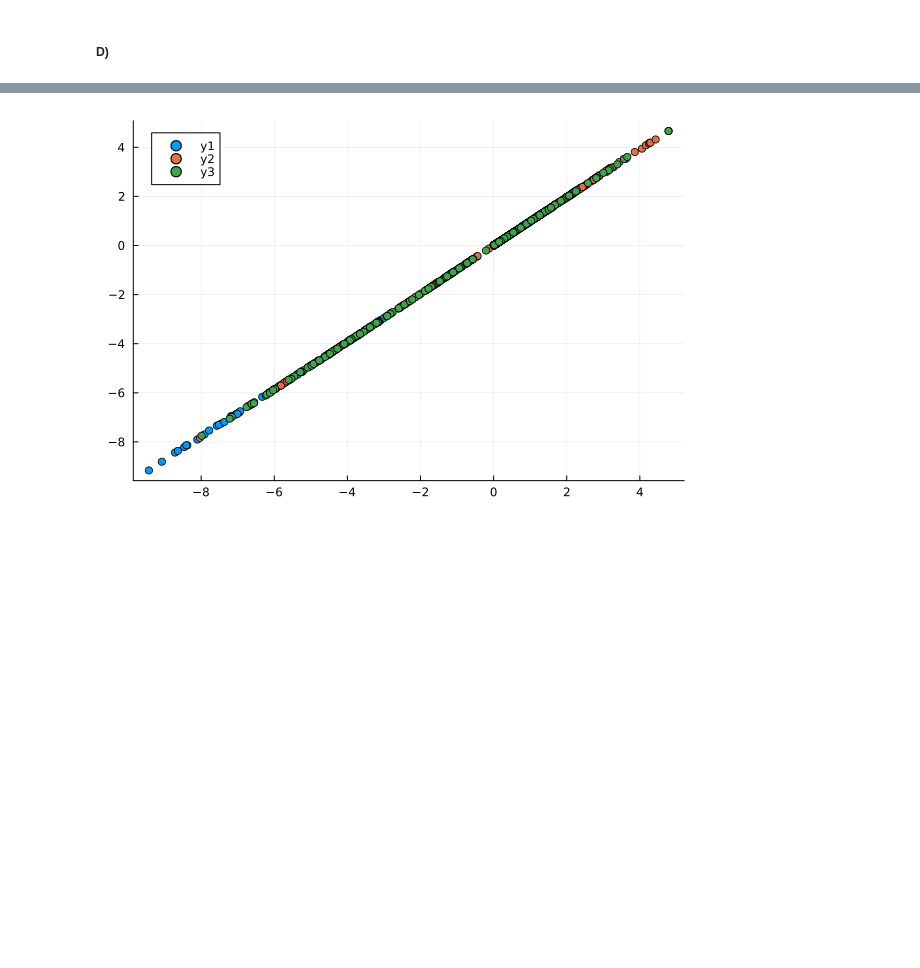
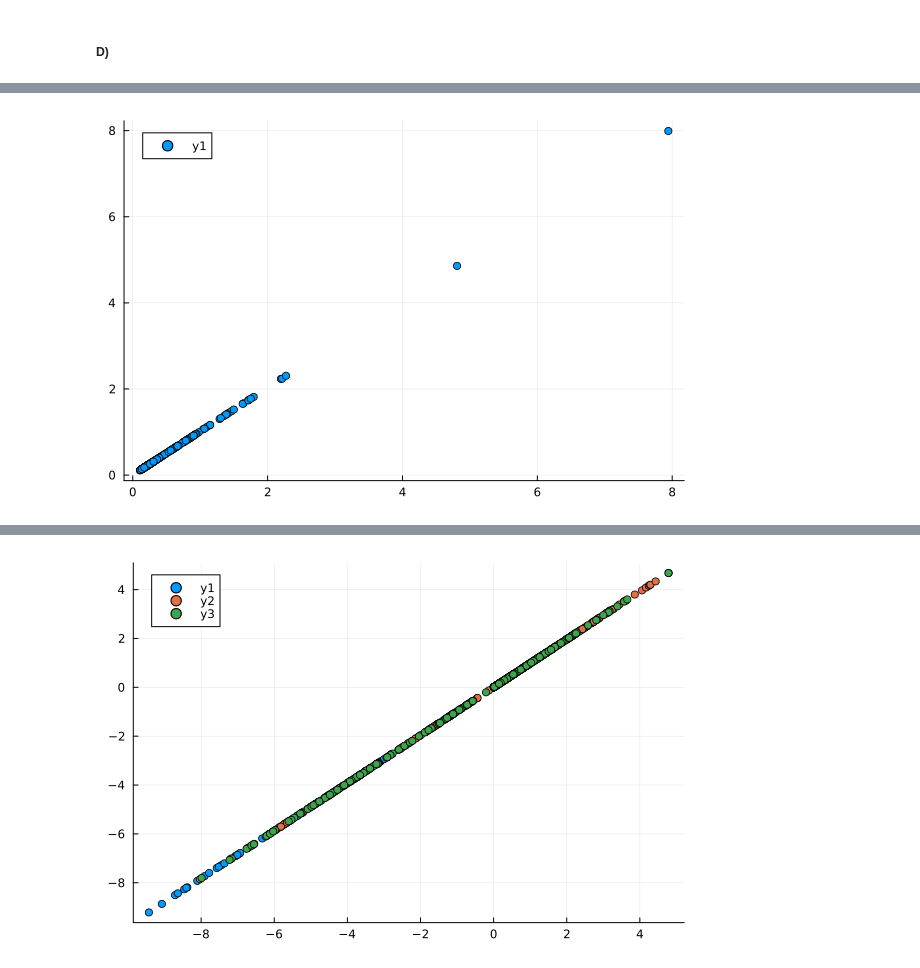
Before and after one commit to Erick-0M/problem-set-io, a Jupyter notebook: code/scripts/pset_io.ipynb, the cells around one changed output, grey strips where cells are left out. Cells and saved outputs as stored; diff of their text form; code cells hidden in the pictures; blank space fills up the shorter version.

```diff
--- a/code/scripts/pset_io.ipynb
+++ b/code/scripts/pset_io.ipynb
@@ -619,3 +676,7 @@ scatter(log.(model.markup), log.(model.markup_sim))
+# %%
+scatter(model.markup, model.markup_sim)
+# %% [output]
+[figure, added]
 # %%
 DataFrame(original = vec(model.markup), simulated =  vec(model.markup_sim))
 # %% [output]
```
Also changed, not shown: parts of 61 cells of this notebook, 1 other file.
